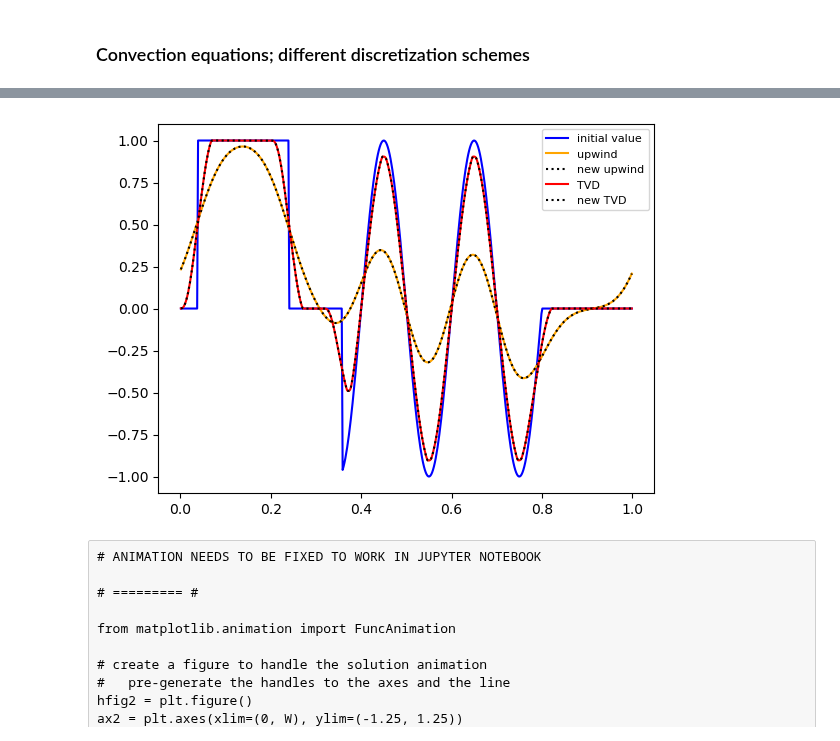
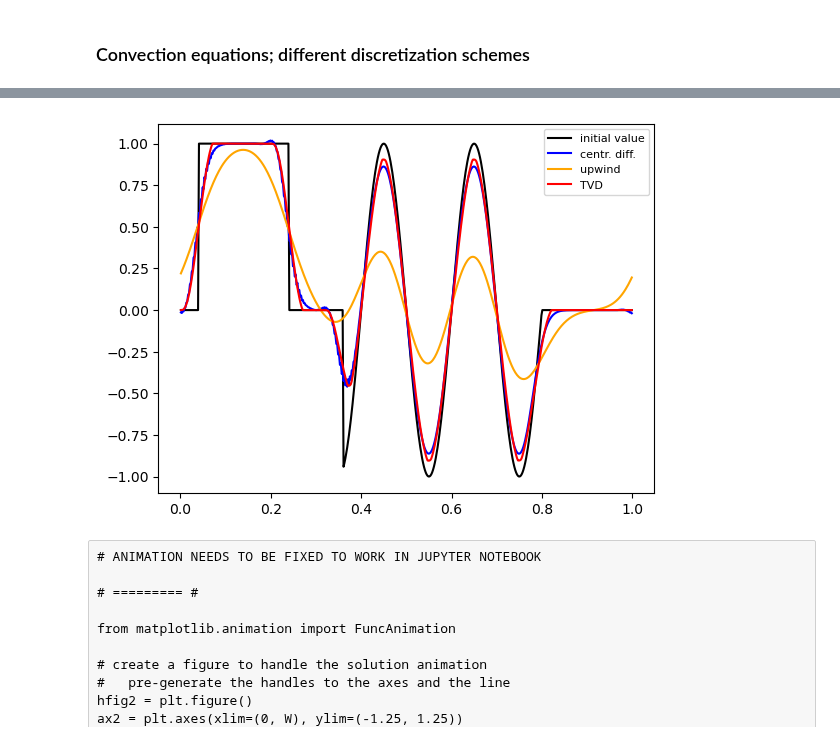
Before and after one commit to FiniteVolumeTransportPhenomena/PyFVTool, a Jupyter notebook: examples-notebooks/PyFVTool-introduction-demo.ipynb, the cells around one changed output, grey strips where cells are left out. Saved outputs shown, nothing was run; the diff lists cells and outputs as text; code cells hidden in the pictures.

Commit message:
Clean-up of convection schemes. Added central difference. Editing to be continued.

```diff
--- a/examples-notebooks/PyFVTool-introduction-demo.ipynb
+++ b/examples-notebooks/PyFVTool-introduction-demo.ipynb
@@ -895,14 +767,17 @@ x = mesh1.cellcenters.x
 # %%
 # Set up phi with initial values and BCs, to be copied for restarting
 # different numerical schemes
-phiinit = pf.CellVariable(mesh1, 0.0, BC)
-phiinit.innerCellValues[19:120] = 1
-phiinit.innerCellValues[179:400] = np.sin(x[179:400]*10*np.pi)
+phiinit = pf.CellVariable(mesh1, 0.0)
+
+phiinit.innerCellValues[(0.04 <= x) & (x < 0.24)] = 1.0
+phiinit.innerCellValues[(0.36 <= x) & (x < 0.8)] = np.sin(x[(0.36 <= x) & (x < 0.8)]*10*np.pi)
+
 # Periodic boundary conditions:
 # What goes out on one side re-enters on the other side,
 # Pac-Man style.
 phiinit.BCs.left.periodic = True
 phiinit.BCs.right.periodic = True
+
 phiinit.apply_BCs()
 # %%
 # velocity field
@@ -922,16 +820,17 @@ final_t = W/u
 # %%
-# new-style solvePDE
 # Solver: upwind only
 
+# Initialize solution variable
 phi = phiinit.copy()
 
 tt = 0.0
 count = 0
 
-phi_newuw = []
+phi_uw = []
 
-# Constant coefficient matrices:
+# Constant matrix eqn terms:
 convupwindterm = pf.convectionUpwindTerm(uf)   # upwind convection term
+
 while (tt<final_t) and (count < 5000):
     tt += dt
     transientterm = pf.transientTerm(phi, dt, alfa)
@@ -939,5 +838,5 @@ while (tt<final_t) and (count < 5000):
            convupwindterm]
     pf.solvePDE(phi, eqn)
     # Store the upwind solution for later animation
-    phi_newuw.append(phi)
+    phi_uw.append(phi)
     count += 1
@@ -944,27 +853,34 @@ while (tt<final_t) and (count < 5000):
 # %%
-# new-style solvePDE
 # Solver: upwind with TVD corrector (SUPERBEE flux limiter)
 
+# Initialize solution variable
 phi = phiinit.copy()
 
 tt = 0.0
 count = 0
-phi_newtvd = []
+phi_tvd = []
 
+
+# Number of TVD inner loop cycles
+# Apparently, 3 and 5 are good values.
+# Here, we use 5 to be on the safe side, but 3 seems to work as well.
+# In the ideal case, convergence checking should be done instead
+# of using a fixed number of TVD correction cycles.
+N_TVDloop = 5
 
 # Choose a flux limiter
 FL = pf.fluxLimiter('SUPERBEE')
 
-# Constant coefficient matrices:
+# Constant matrix eqn terms:
 convupwindterm = pf.convectionUpwindTerm(uf)   # upwind convection term
 
 while (tt<final_t) and (count < 5000):
     tt += dt
 
     # Inner loop for TVD scheme
-    # the transientterm should be kept constant over the TVD inner loop
+    # The transientterm should be kept constant over the TVD inner loop
     transientterm = pf.transientTerm(phi, dt, alfa)
-    for jj in range(5):   # Why 5?
+    for jj in range(N_TVDloop):
         # TVD RHS term
         tvdcorrterm = pf.convectionTvdRHSTerm(uf, phi, FL)
         # construct and solve equation
@@ -972,18 +888,18 @@ while (tt<final_t) and (count < 5000):
                convupwindterm,
                tvdcorrterm]
         pf.solvePDE(phi, eqn)
+    # After N_TVDloop cycles, the solution phi has converged
 
     # Store the TVD solution for later animation
-    phi_newtvd.append(phi)
+    phi_tvd.append(phi)
     count += 1
 # %%
 # Visualize the problem solution
 hfig, ax = plt.subplots(1, 1)
-ax.plot(x, phiinit.innerCellValues, 'b-', label='initial value')
+ax.plot(x, phiinit.innerCellValues, 'k-', label='initial value')
+ax.plot(x, phi_cendif[-1].innerCellValues, 'b-', label='centr. diff.')
 ax.plot(x, phi_uw[-1].innerCellValues, '-', color='orange', label='upwind');
-ax.plot(x, phi_newuw[-1].innerCellValues, 'k:', label='new upwind');
 ax.plot(x, phi_tvd[-1].innerCellValues, 'r-', label='TVD')
-ax.plot(x, phi_newtvd[-1].innerCellValues, 'k:', label='new TVD')
 ax.legend(fontsize=8);
 # %% [output]
-[figure, old version]
+[figure, new version]
```
Also changed, not shown: parts of 20 cells of this notebook.
